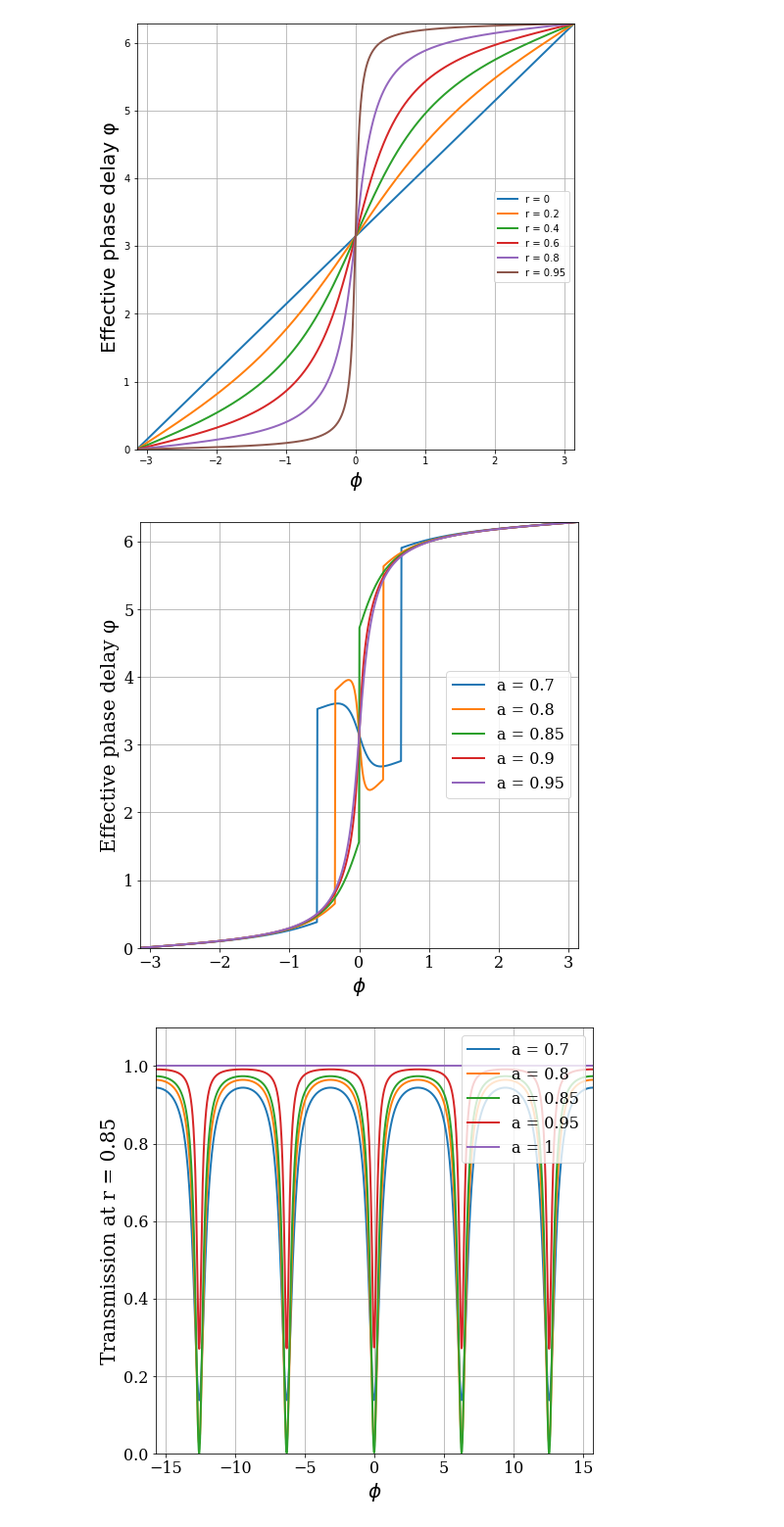
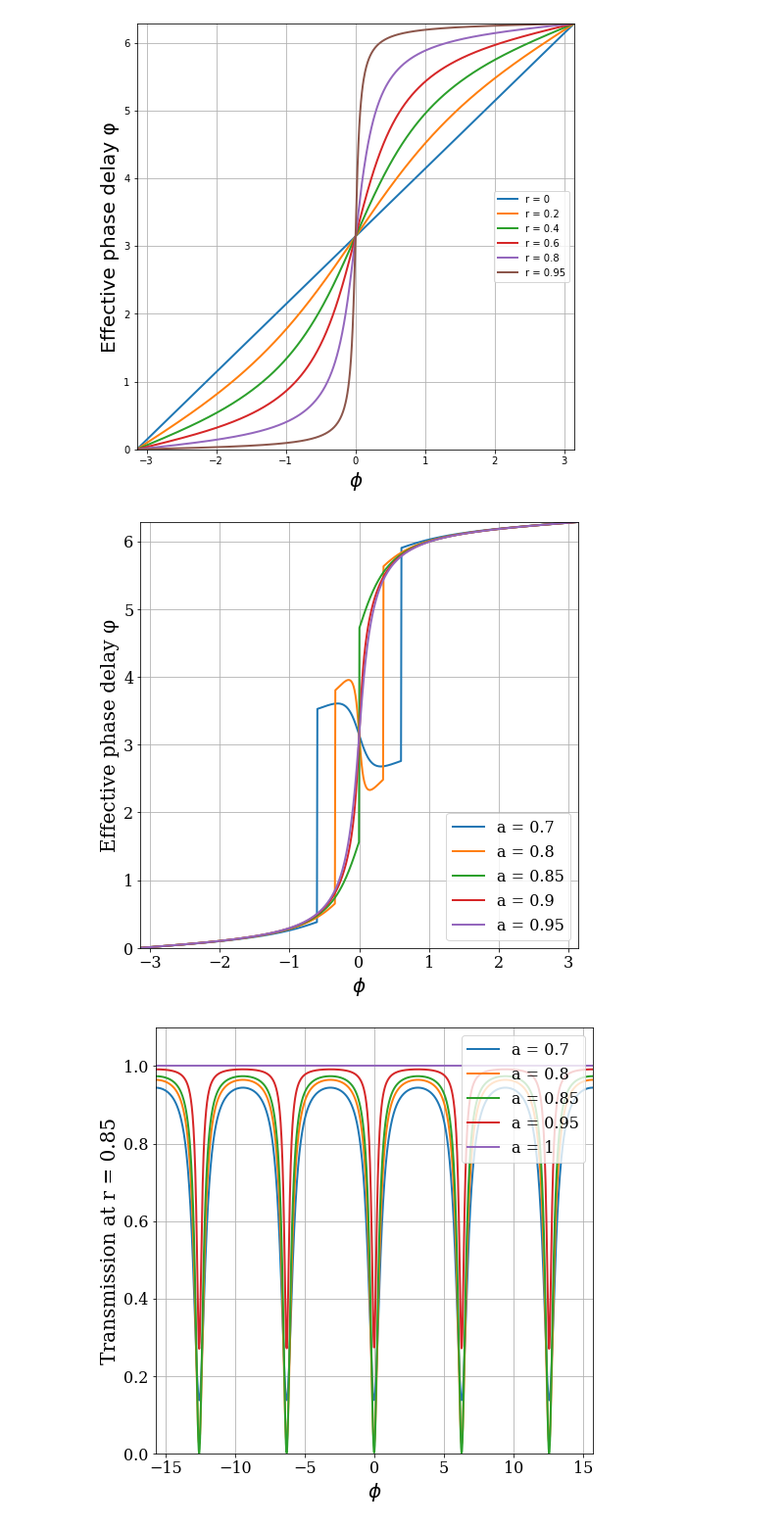
Before and after one commit to moisesoliveira08/Ring-Resonator, a Jupyter notebook: ring_resonator.ipynb, the cells around one changed output. Shown at 98% size. Cells and saved outputs as stored; diff of their text form; code cells hidden in the pictures.

```diff
--- a/ring_resonator.ipynb
+++ b/ring_resonator.ipynb
@@ -38,21 +35,21 @@ for i in range(0,len(r)):
 # %%
 figure2 = plt.figure(figsize=(8, 8))
 plt.rc('font', **font)
 r = 0.85
 a = [ 0.7, 0.8, 0.85, 0.9, 0.95]
 phi = np.linspace(-np.pi,np.pi, 1000)
 
 for i in range(0, len(a)):
     phi_eff = np.pi + phi + np.arctan(r*np.sin(phi)/(a[i]-r*np.cos(phi))) + np.arctan(r*a[i]*np.sin(phi)/(1-r*a[i]*np.cos(phi)))
     plt.plot(phi,phi_eff, label='a = '+str(a[i]), linewidth=2)
     plt.grid(True)
     plt.xlim([-np.pi,np.pi])
     plt.ylim([0, 2*np.pi])
     plt.ylabel('Effective phase delay '+ 'φ', size = '20')
     plt.xlabel('$\phi$', size = 20)
-    plt.legend(loc='center right')
+    plt.legend(loc='lower right')
 # %% [output]
-[figure, old version]
+[figure, new version]
 # %%
 figure3 = plt.figure(figsize=(8, 8))
 r = 0.85
```
Also changed, not shown: parts of 7 cells of this notebook.
